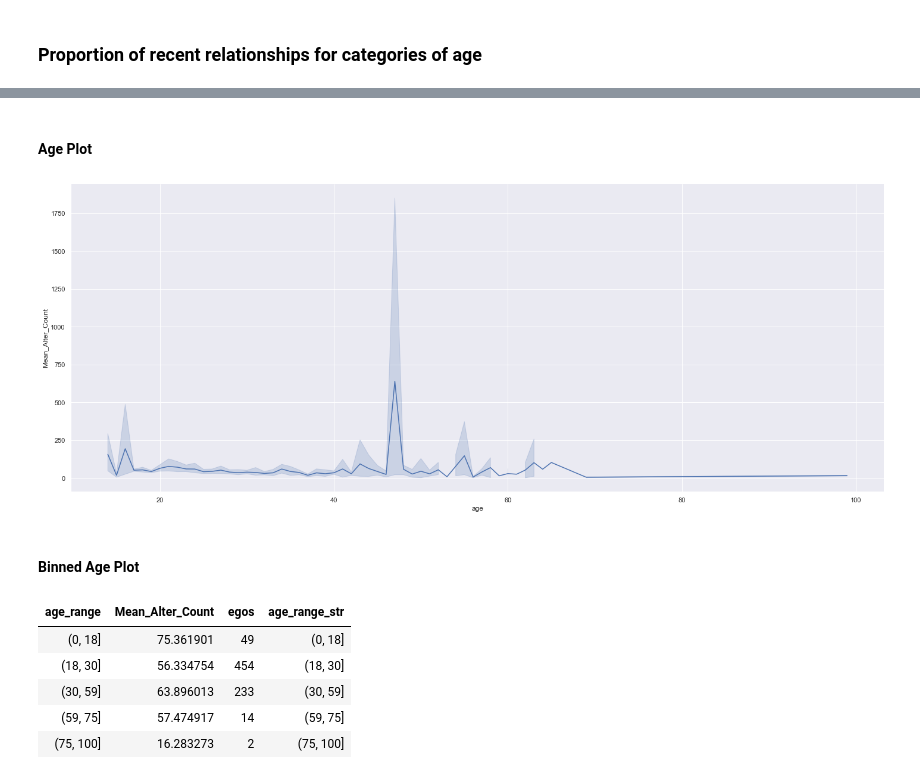
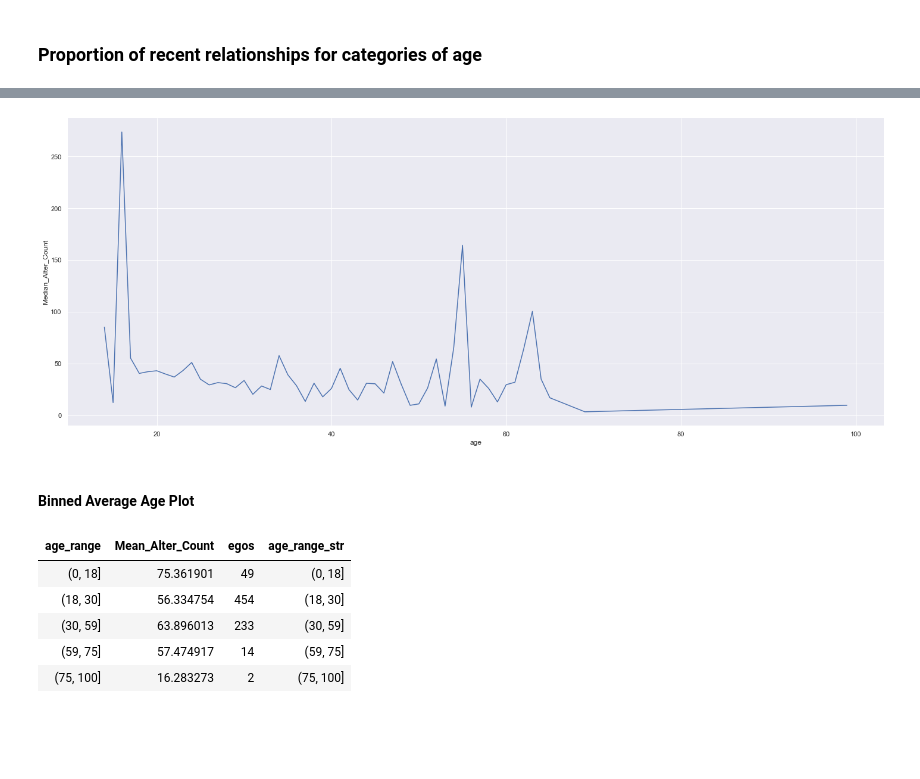
Before and after one commit to HyperionSuperNova/Algopol, a Jupyter notebook: Notebooks/Notebook_link_dynamics.ipynb, the cells around one changed output, grey strips where cells are left out. Drawn from its saved outputs; the diff is of its cells as text; code cells hidden in the pictures; blank space fills up the shorter version.

```diff
--- a/Notebooks/Notebook_link_dynamics.ipynb
+++ b/Notebooks/Notebook_link_dynamics.ipynb
@@ -57,3 +57,5 @@ df_socio_cat = age_gender_profession_csv_to_df('../sample_data_egos_age/egos-age
 df_merged = merged_df(df_recent,df_socio_cat)
 df_mean_age_binned = mean_age_df_binned(df_merged)
 df_mean_age = mean_age_df(df_merged)
+df_median_age_binned = median_age_binned(df_merged)
+df_median_age = median_age_df(df_merged)
@@ -60,11 +102,9 @@ df_mean_age = mean_age_df(df_merged)
+# %%
+g = sns.relplot(x='age',y='Median_Alter_Count',data=df_median_age,kind='line',ci=None,height=8,aspect=20/8)
+# %% [output]
+[figure, added]
 # %% [markdown]
-#### Age Plot
+#### Binned Average Age Plot
-# %%
-g = sns.relplot(x='age',y='Mean_Alter_Count',data=df_mean_age,kind='line',height=8,aspect=20/8)
-# %% [output]
-[figure, removed]
-# %% [markdown]
-#### Binned Age Plot
 # %%
 df_mean_age_binned.style.hide_index()
 # %% [output]
```
Also changed, not shown: parts of 19 cells of this notebook, 1 other file.
